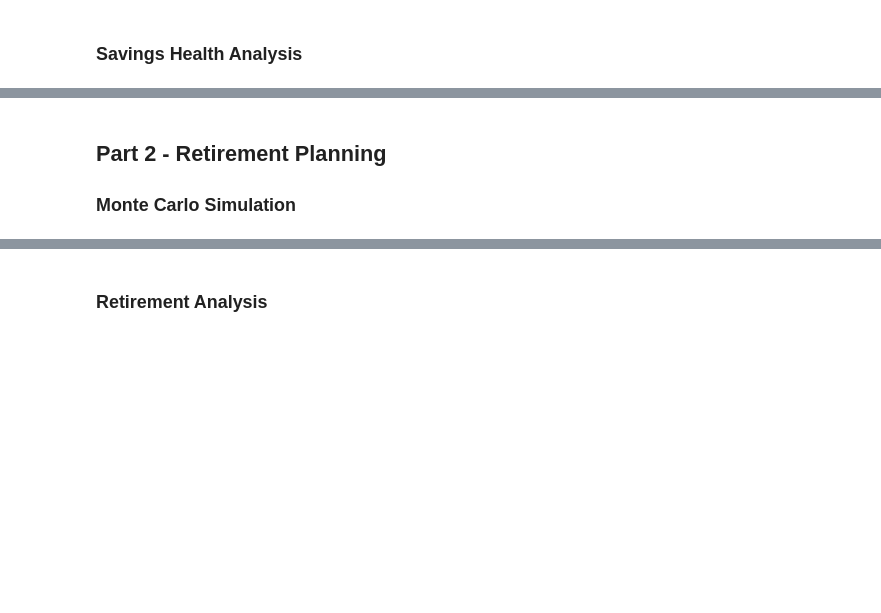
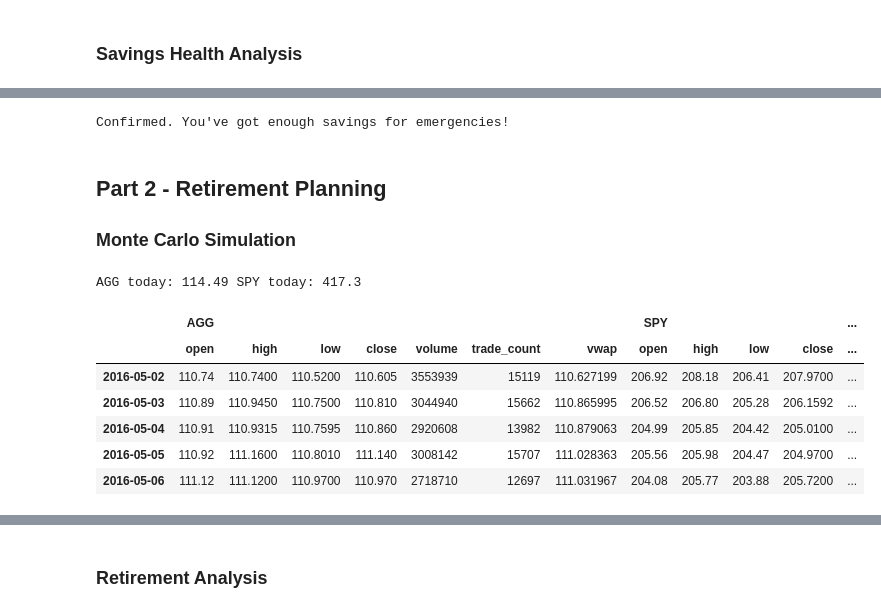
Before and after one commit to Forensicom/Bootcamp, a Jupyter notebook: InClassPracticals/Module5_APIs/financial-planner.ipynb, the cells around one changed output, grey strips where cells are left out. Cells and saved outputs as stored; diff of their text form; code cells hidden in the pictures; blank space fills up the shorter version.

```diff
--- a/InClassPracticals/Module5_APIs/financial-planner.ipynb
+++ b/InClassPracticals/Module5_APIs/financial-planner.ipynb
@@ -152,10 +155,15 @@ display(df_savings)
 emergency_fund = monthly_income * 3
 
 # Calculate total amount of savings
-# YOUR CODE HERE!
+total_savings = df_savings["amount"].sum()
 
 # Validate saving health
-# YOUR CODE HERE!
+if emergency_fund >= total_savings:
+    print(f"Not enough! You'll need to increase your emergency reserves.")
+else:
+    print(f"Confirmed. You've got enough savings for emergencies!")
+# %% [output]
+Confirmed. You've got enough savings for emergencies!
 # %% [markdown]
 ## Part 2 - Retirement Planning
 
@@ -181,0 +176,34 @@ df_stock_data.head()
+# %%
+# Get 5 years' worth of historical data for SPY and AGG
+df_stock_data = alpaca_api.get_bars(tickers, timeframe, start = start_date, end = end_date).df
+df_stock_data.index = df_stock_data.index.date
+
+# Set the tickers
+tickers = ["AGG", "SPY"]
+
+# Set timeframe to "1Day" for Alpaca API
+timeframe = "1Day"
+
+# Separate ticker data
+AGG = df_stock_data[df_stock_data['symbol']=='AGG'].drop('symbol', axis=1)
+SPY = df_stock_data[df_stock_data['symbol']=='SPY'].drop('symbol', axis=1)
+
+# Concatenate the ticker DataFrames
+df_ticker = pd.concat([AGG, SPY], axis=1, keys=["AGG", "SPY"])
+
+# Get current closing prices for SPY and AGG
+agg_close = df_ticker['AGG']['close'].iloc[-1]
+spy_close = df_ticker['SPY']['close'].iloc[-1]
+print (f"AGG today:", agg_close, "SPY today:", spy_close)
+
+# Display sample data
+df_ticker.head()
+# %% [output]
+AGG today: 114.49 SPY today: 417.3
+|  | AGG |  |  |  |  |  |  | SPY |  |  |  | ... |
+|  | open | high | low | close | volume | trade_count | vwap | open | high | low | close | ... |
+| 2016-05-02 | 110.74 | 110.7400 | 110.5200 | 110.605 | 3553939 | 15119 | 110.627199 | 206.92 | 208.18 | 206.41 | 207.9700 | ... |
+| 2016-05-03 | 110.89 | 110.9450 | 110.7500 | 110.810 | 3044940 | 15662 | 110.865995 | 206.52 | 206.80 | 205.28 | 206.1592 | ... |
+| 2016-05-04 | 110.91 | 110.9315 | 110.7595 | 110.860 | 2920608 | 13982 | 110.879063 | 204.99 | 205.85 | 204.42 | 205.0100 | ... |
+| 2016-05-05 | 110.92 | 111.1600 | 110.8010 | 111.140 | 3008142 | 15707 | 111.028363 | 205.56 | 205.98 | 204.47 | 204.9700 | ... |
+| 2016-05-06 | 111.12 | 111.1200 | 110.9700 | 110.970 | 2718710 | 12697 | 111.031967 | 204.08 | 205.77 | 203.88 | 205.7200 | ... |
```
Also changed, not shown: parts of 20 cells of this notebook.
